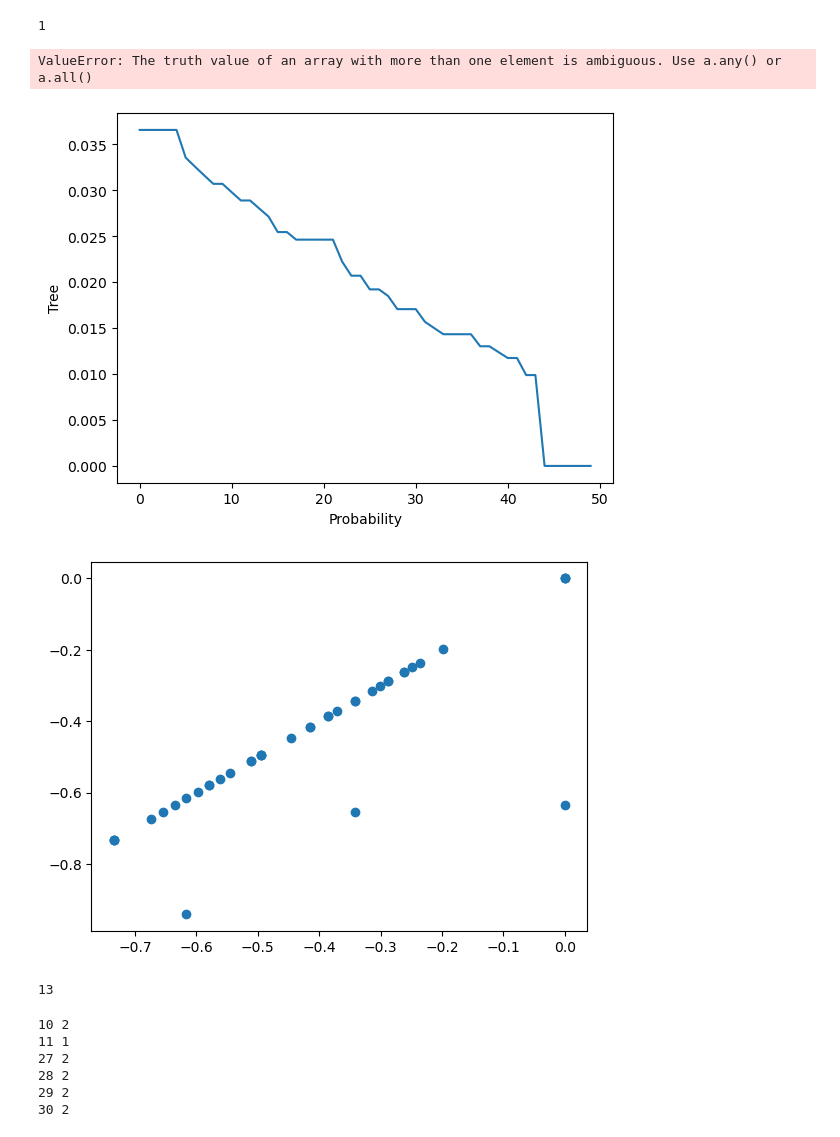
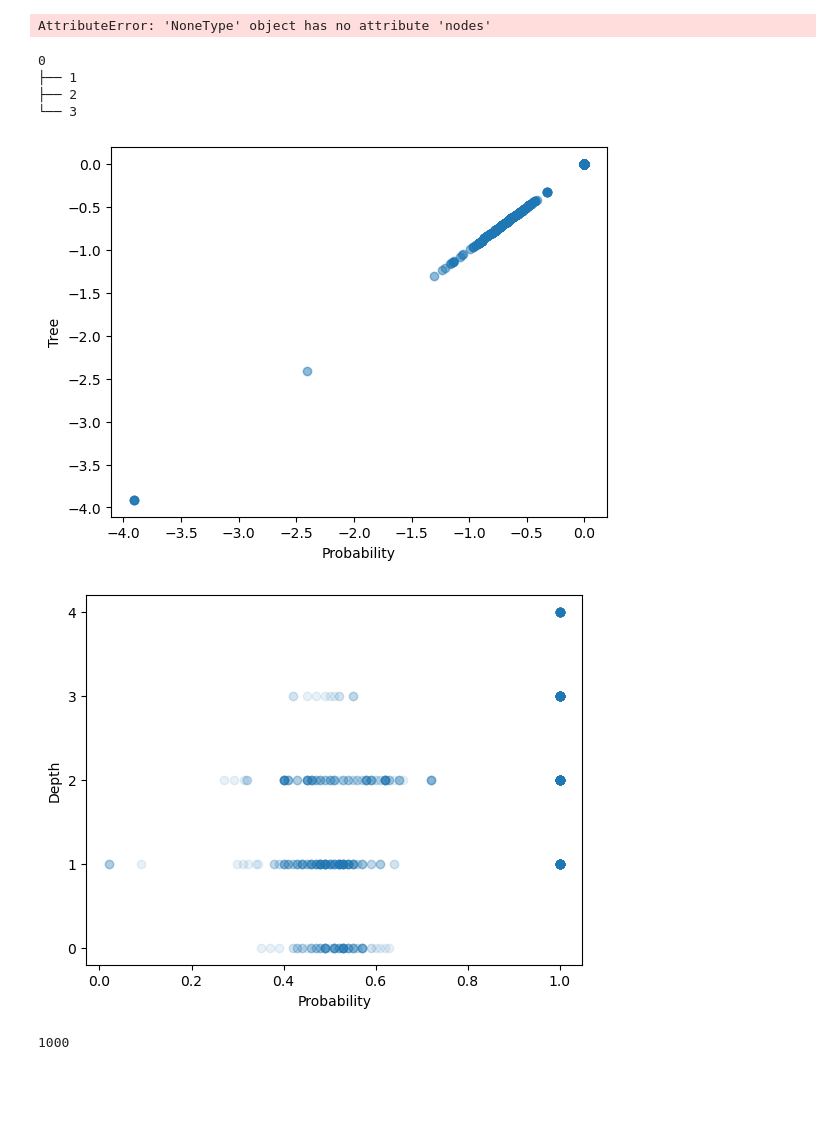
Before and after one commit to coryglover/NetDesign, a Jupyter notebook: notebooks/mcmc.ipynb, the cells around one changed output. Saved outputs shown, nothing was run; the diff lists cells and outputs as text; code cells hidden in the pictures; blank space fills up the shorter version.

Commit message:
mcmc_push_to_explorer

```diff
--- a/notebooks/mcmc.ipynb
+++ b/notebooks/mcmc.ipynb
@@ -26,0 +35,20 @@ at.draw_network(target,X,with_labels=True)
+# %%
+start = time.time()
+new_g = at.microcanonical_ensemble(X,O,capacity)
+graphs = [new_g.copy()]
+counts = [1]
+for i in range(1000):
+    found = False
+    at.rewire(new_g,X,O,1000)
+    for g in graphs:
+        if nx.is_isomorphic(new_g,g):
+            found = True
+            counts[graphs.index(g)] += 1
+            break
+
+    if found is False:
+        graphs.append(new_g.copy())
+        counts.append(1)
+        # at.draw_network(new_g,X,with_labels=True)
+        # print('Found new graph',len(graphs))
+end = time.time() - start
@@ -27,3 +69,5 @@ at.draw_network(target,X,with_labels=True)
 # %%
 
 ex0 = mcmc.AssemblyTree(target, X, O, capacity)
+ex0.update_tree()
+ex0.Tree.show()
@@ -30,13 +83,18 @@ ex0 = mcmc.AssemblyTree(target, X, O, capacity)
+# %%
+at.draw_network(ex0.Tree.get_node(0).data.subgraph[0],X)
+# %% [output]
+AttributeError: 'NoneType' object has no attribute 'nodes'
 # %%
 mcmc_attempt0 = mcmc.DesignMCMC(ex0)
-# %%
-mcmc_attempt0.recursive_summation(0,10)
-# %% [output]
-1
+# %%
+ex0.Tree.show()
+# %% [output]
+0
+├── 1
+├── 2
+└── 3
 # %%
-mcmc_attempt0.run_mcmc(50, verbose=True)
+mcmc_attempt0.run_mcmc(1000, verbose=True)
-# %% [output]
-ValueError: The truth value of an array with more than one element is ambiguous. Use a.any() or a.all()
 # %%
 unique_samples = []
 log_prob = []
@@ -62,31 +120,27 @@ log_prob /= count
 
 dist = mcmc_attempt0.log_p / sum(mcmc_attempt0.log_p)
 # %%
-plt.plot(np.sort(dist)[::-1])
+plt.plot(mcmc_attempt0.log_p,[np.log(sum(s.Tree.get_node(0).data.p)) for s in mcmc_attempt0.samples],'o',alpha=.5)
 plt.xlabel('Probability')
 plt.ylabel('Tree')
 plt.show()
 # %% [output]
-[figure, old version]
+[figure, new version]
 # %%
-plt.plot(mcmc_attempt0.log_p,[np.log(sum(s.Tree.get_node(0).data.p)) for s in mcmc_attempt0.samples],'o')
+plt.plot(np.exp(mcmc_attempt0.log_p),[s.Tree.depth() for s in mcmc_attempt0.samples],'o',alpha=.1)
+plt.ylabel('Depth')
+plt.yticks([0,1,2,3,4],[0,1,2,3,4])
+plt.xlabel('Probability')
 plt.show()
-count = 0
-for i,s in enumerate(mcmc_attempt0.samples):
-    if np.log(sum(s.Tree.get_node(0).data.p)) != mcmc_attempt0.log_p[i]:
-        count += 1
-print(count)
+# count = 0
+# for i,s in enumerate(mcmc_attempt0.samples):
+#     if np.log(sum(s.Tree.get_node(0).data.p)) != mcmc_attempt0.log_p[i]:
+#         count += 1
+# print(count)
 # %% [output]
-[figure, old version]
+[figure, new version]
-13
-# %%
-for s in np.where(np.array(mcmc_attempt0.log_p) == np.max(mcmc_attempt0.log_p))[0]:
-    print(s,mcmc_attempt0.samples[s].Tree.depth())
-# %% [output]
-10 2
-11 1
-27 2
-28 2
-29 2
-30 2
+# %%
+len(mcmc_attempt0.unique_samples)
+# %% [output]
+1000
 # %%
```
Also changed, not shown: parts of 19 cells of this notebook, 6 other files.
